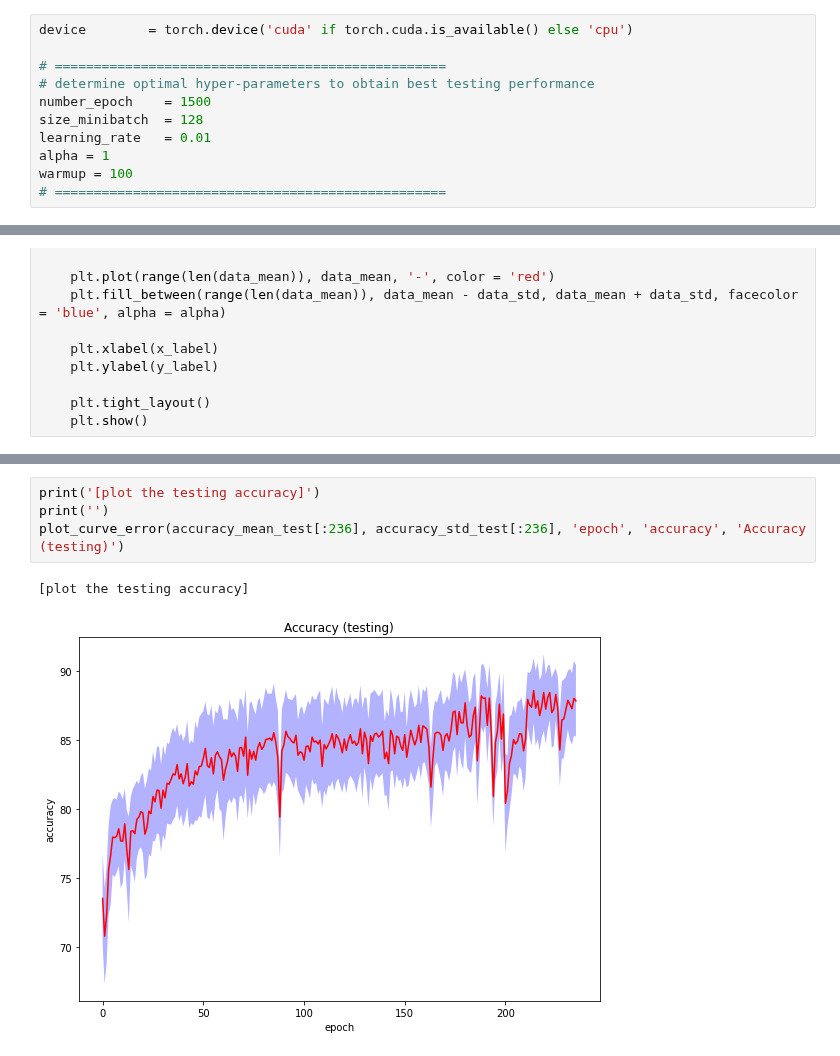
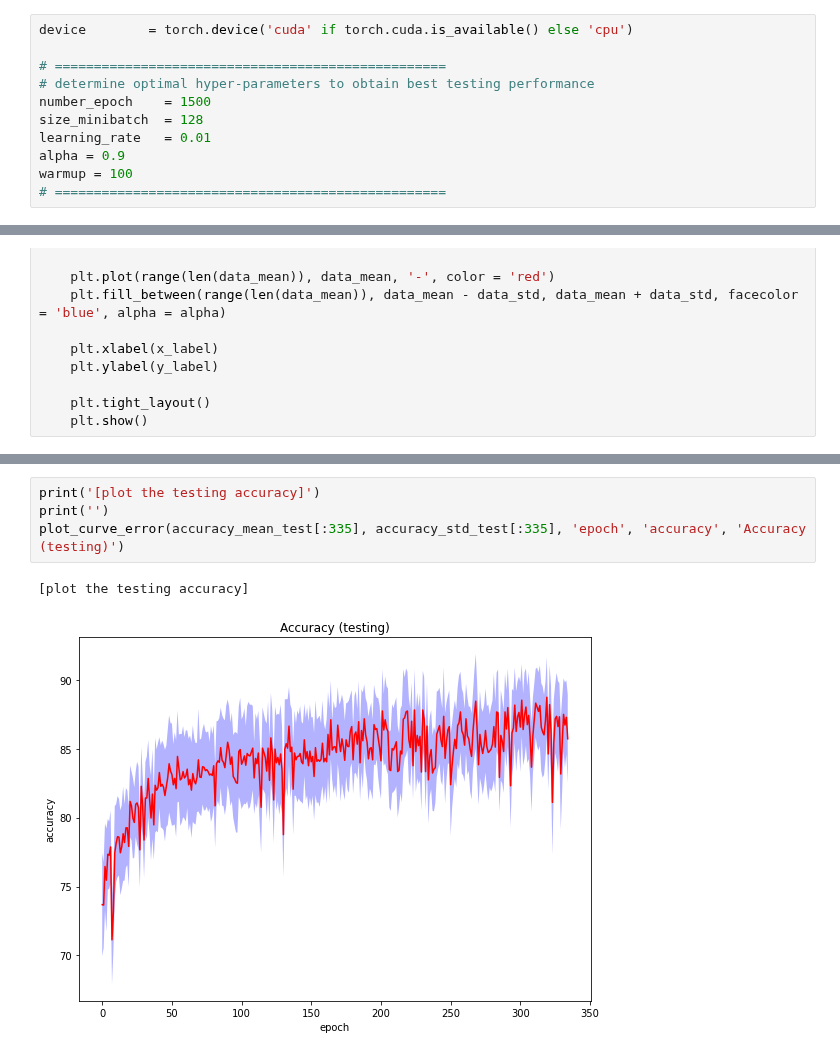
Before and after one commit to tolom131/Human-Activity-Recognition, a Jupyter notebook: ensemble/pytorch_supervised_ensemble_autoencoder.ipynb, the cells around one changed output, grey strips where cells are left out. Saved outputs shown, nothing was run; the diff lists cells and outputs as text.

```diff
--- a/ensemble/pytorch_supervised_ensemble_autoencoder.ipynb
+++ b/ensemble/pytorch_supervised_ensemble_autoencoder.ipynb
@@ -34,7 +34,7 @@ device        = torch.device('cuda' if torch.cuda.is_available() else 'cpu')
 number_epoch    = 1500
 size_minibatch  = 128
 learning_rate   = 0.01
-alpha = 1
+alpha = 0.9
 warmup = 100
 # ==================================================
 # %%
@@ -435,7 +435,7 @@ plot_curve_error(accuracy_mean_train[:236], accuracy_std_train[:236], 'epoch', '
 # %%
 print('[plot the testing accuracy]')
 print('')
-plot_curve_error(accuracy_mean_test[:236], accuracy_std_test[:236], 'epoch', 'accuracy', 'Accuracy (testing)')
+plot_curve_error(accuracy_mean_test[:335], accuracy_std_test[:335], 'epoch', 'accuracy', 'Accuracy (testing)')
 # %% [output]
 [plot the testing accuracy]
-[figure, old version]
+[figure, new version]
```
Also changed, not shown: parts of 4 cells of this notebook.
